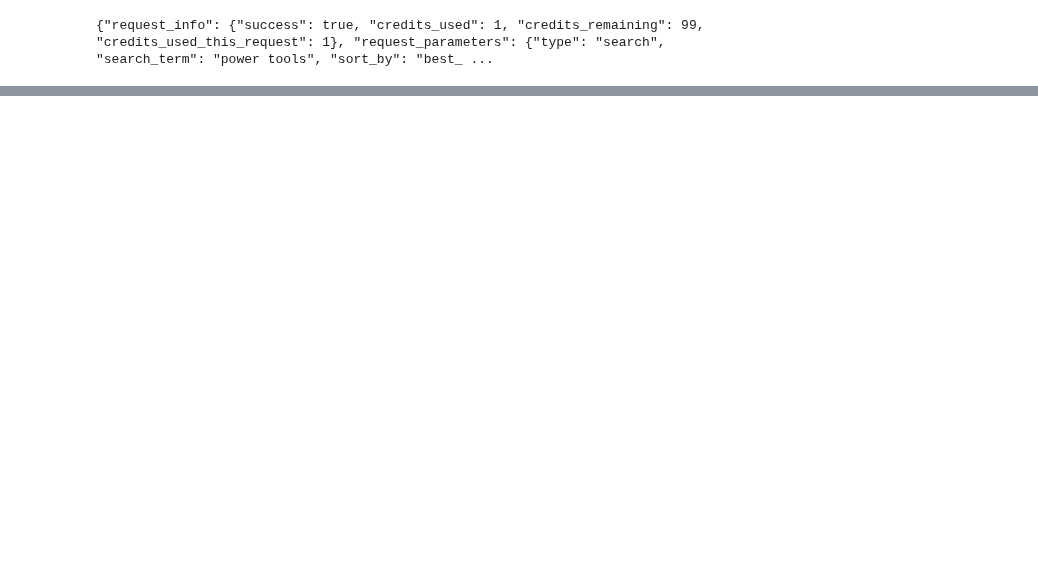
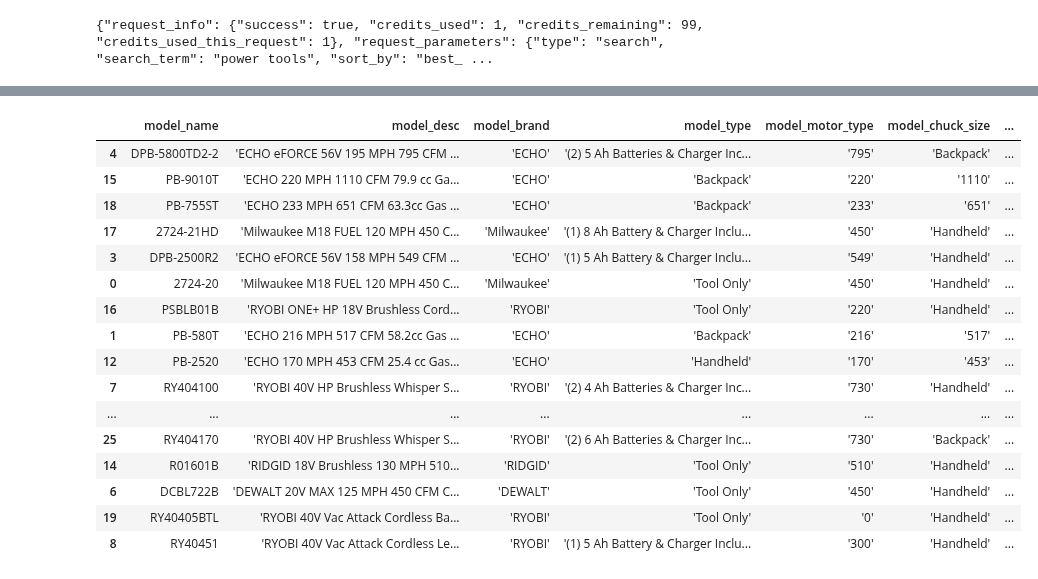
Before and after one commit to srilamaiti/ml_works, a Jupyter notebook: thd_prod_scraper.ipynb, the cells around one changed output, grey strips where cells are left out. Drawn from its saved outputs; the diff is of its cells as text; code cells hidden in the pictures; blank space fills up the shorter version.

```diff
--- a/thd_prod_scraper.ipynb
+++ b/thd_prod_scraper.ipynb
@@ -230,0 +250,80 @@ print(json.dumps(api_result.json()))
+# %%
+# set up the request parameters
+params = {
+'api_key': '46B885F03D8C44F59E438123EA4DC0D2',
+  'type': 'search',
+  'search_term': 'Leaf Blower',
+  'sort_by': 'best_seller'
+}
+
+# make the http GET request to BigBox API
+api_result = requests.get('https://api.bigboxapi.com/request', params)
+
+# print the JSON response from BigBox API
+print(json.dumps(api_result.json()))
+
+prod_list = api_result.json()["search_results"]
+prod_attr_list = []
+for prod in prod_list:
+    try:
+        model_name = prod['product']['model_number']
+    except:
+        model_name = None
+
+    try:
+        model_desc = "'" + prod['product']['title'] + "'"
+    except:
+        model_desc = None
+
+    try:
+        model_brand = "'" + prod['product']['brand'] + "'"
+    except:
+        model_brand = None
+
+    try:
+        model_type = "'" + prod['product']['features'][0]['value'] + "'"
+    except:
+        model_type = None
+
+    try:
+        model_motor_type = "'" + prod['product']['features'][1]['value'] + "'"
+    except:
+        model_motor_type = None
+
+    try:
+        model_chuck_size = "'" + prod['product']['features'][2]['value'] + "'"
+    except:
+        model_chuck_size = None
+
+    try:
+        model_motor_voltage = "'" + prod['product']['features'][3]['value'] + "'"
+    except:
+        model_motor_voltage = None
+
+    try:
+        model_sale_price = "'" + str(prod['offers']['primary']['price']) + " USD'"
+    except:
+        model_sale_price = None
+
+    try:
+        model_regular_price = "'" + str(prod['offers']['primary']['regular_price']) + " USD'"
+    except:
+        model_regular_price = None
+
+    try:
+        model_rating = "'" + str(prod['product']['rating']) + "'"
+    except:
+        model_rating = None
+
+    try:
+        model_total_rating_count = "'" + str(prod['product']['ratings_total']) + "'"
+    except:
+        model_total_rating_count = None
+
+    prod_attr_list.append((model_name, model_desc, model_brand, model_type, model_motor_type, model_chuck_size, model_motor_voltage, model_sale_price, model_regular_price, model_rating, model_total_rating_count))
+
+df_power_tools = pd.DataFrame(prod_attr_list)
+df_power_tools.columns = ['model_name', 'model_desc', 'model_brand', 'model_type', 'model_motor_type', 'model_chuck_size', 'model_motor_voltage', 'model_sale_price', 'model_regular_price', 'model_rating', 'model_total_rating_count']
+df_power_tools = df_power_tools.sort_values(by = ['model_rating', 'model_total_rating_count'], ascending = [False, False])
+df_power_tools
+# %% [output]
@@ -230,0 +331,17 @@ print(json.dumps(api_result.json()))
+|  | model_name | model_desc | model_brand | model_type | model_motor_type | model_chuck_size | ... |
+| 4 | DPB-5800TD2-2 | 'ECHO eFORCE 56V 195 MPH 795 CFM ... | 'ECHO' | '(2) 5 Ah Batteries & Charger Inc... | '795' | 'Backpack' | ... |
+| 15 | PB-9010T | 'ECHO 220 MPH 1110 CFM 79.9 cc Ga... | 'ECHO' | 'Backpack' | '220' | '1110' | ... |
+| 18 | PB-755ST | 'ECHO 233 MPH 651 CFM 63.3cc Gas ... | 'ECHO' | 'Backpack' | '233' | '651' | ... |
+| 17 | 2724-21HD | 'Milwaukee M18 FUEL 120 MPH 450 C... | 'Milwaukee' | '(1) 8 Ah Battery & Charger Inclu... | '450' | 'Handheld' | ... |
+| 3 | DPB-2500R2 | 'ECHO eFORCE 56V 158 MPH 549 CFM ... | 'ECHO' | '(1) 5 Ah Battery & Charger Inclu... | '549' | 'Handheld' | ... |
+| 0 | 2724-20 | 'Milwaukee M18 FUEL 120 MPH 450 C... | 'Milwaukee' | 'Tool Only' | '450' | 'Handheld' | ... |
+| 16 | PSBLB01B | 'RYOBI ONE+ HP 18V Brushless Cord... | 'RYOBI' | 'Tool Only' | '220' | 'Handheld' | ... |
+| 1 | PB-580T | 'ECHO 216 MPH 517 CFM 58.2cc Gas ... | 'ECHO' | 'Backpack' | '216' | '517' | ... |
+| 12 | PB-2520 | 'ECHO 170 MPH 453 CFM 25.4 cc Gas... | 'ECHO' | 'Handheld' | '170' | '453' | ... |
+| 7 | RY404100 | 'RYOBI 40V HP Brushless Whisper S... | 'RYOBI' | '(2) 4 Ah Batteries & Charger Inc... | '730' | 'Handheld' | ... |
+| ... | ... | ... | ... | ... | ... | ... | ... |
+| 25 | RY404170 | 'RYOBI 40V HP Brushless Whisper S... | 'RYOBI' | '(2) 6 Ah Batteries & Charger Inc... | '730' | 'Backpack' | ... |
+| 14 | R01601B | 'RIDGID 18V Brushless 130 MPH 510... | 'RIDGID' | 'Tool Only' | '510' | 'Handheld' | ... |
+| 6 | DCBL722B | 'DEWALT 20V MAX 125 MPH 450 CFM C... | 'DEWALT' | 'Tool Only' | '450' | 'Handheld' | ... |
+| 19 | RY40405BTL | 'RYOBI 40V Vac Attack Cordless Ba... | 'RYOBI' | 'Tool Only' | '0' | 'Handheld' | ... |
+| 8 | RY40451 | 'RYOBI 40V Vac Attack Cordless Le... | 'RYOBI' | '(1) 5 Ah Battery & Charger Inclu... | '300' | 'Handheld' | ... |
```
Also changed, not shown: parts of 12 cells of this notebook.
